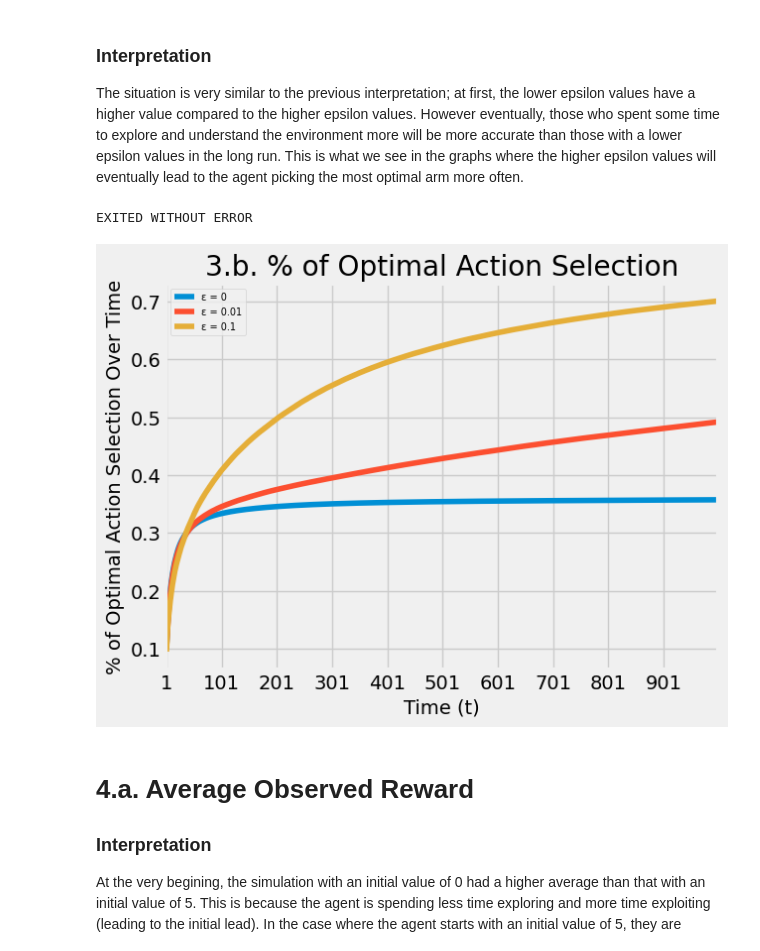
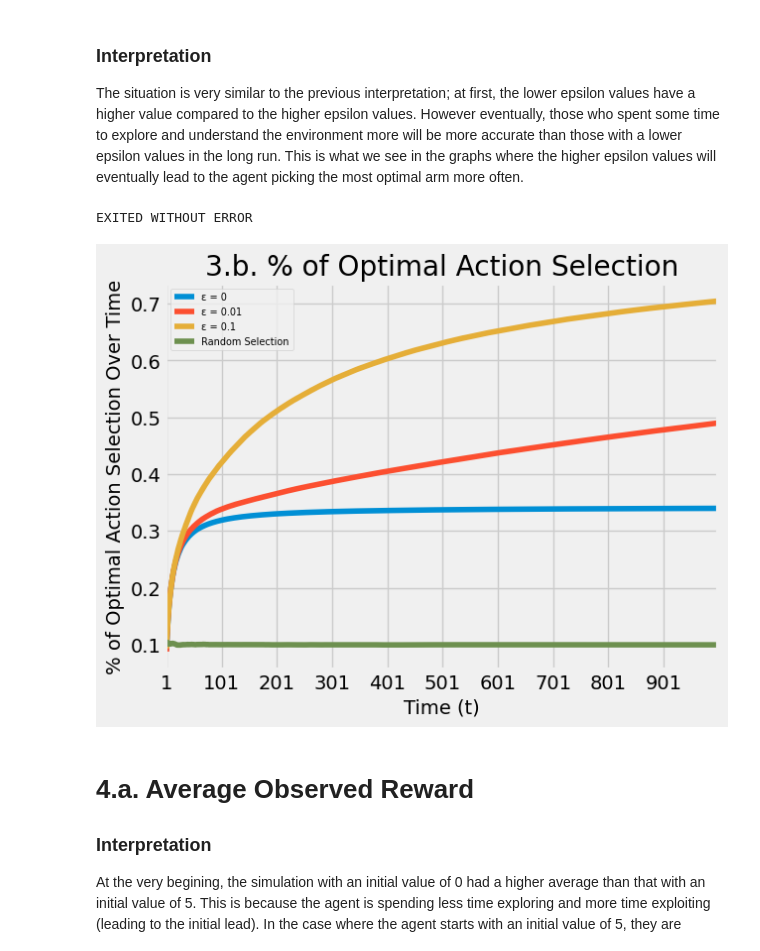
Before and after one commit to al-gabe31/CMSC471-HW3, a Jupyter notebook: LQ90575_Homework3.ipynb, the cells around one changed output. Drawn from its saved outputs; the diff is of its cells as text; code cells hidden in the pictures.

Commit message:
Added Random Situation

```diff
--- a/LQ90575_Homework3.ipynb
+++ b/LQ90575_Homework3.ipynb
@@ -51,35 +53,37 @@ from functions import *
 importlib.reload(functions)
 
 EPSILON1 = 0
 EPSILON2 = 0.01
 EPSILON3 = 0.1
 
 
 
 solution1 = epsilon_greedy(EPSILON1)
 solution2 = epsilon_greedy(EPSILON2)
 solution3 = epsilon_greedy(EPSILON3)
+rand = epsilon_greedy(1) # Random selects an arm every time
 # Plot graphs here
 x = arange(1, len(solution1[1]) + 1) # Needed for the x-axis
 plt.title("3.b. % of Optimal Action Selection")
 plt.xlabel("Time (t)")
 plt.xticks(arange(1, len(solution1[1]), step = len(solution1[0]) / 10))
 # plt.yticks
 plt.xlim(right = len(solution1[1]))
 
 # Plotting Average Observed Reward here
 plt.ylabel("% of Optimal Action Selection Over Time")
 plt.plot(x, solution1[1])
 plt.plot(x, solution2[1])
 plt.plot(x, solution3[1])
+plt.plot(x, rand[1])
 
 plt.rc("legend", fontsize = 7)
-plt.legend([f"ε = {EPSILON1}", f"ε = {EPSILON2}", f"ε = {EPSILON3}"], loc = "upper left")
+plt.legend([f"ε = {EPSILON1}", f"ε = {EPSILON2}", f"ε = {EPSILON3}", "Random Selection"], loc = "upper left")
 
 print("EXITED WITHOUT ERROR")
 # %% [output]
 EXITED WITHOUT ERROR
-[figure, old version]
+[figure, new version]
 # %% [markdown]
 # 4.a. Average Observed Reward
 
```
Also changed, not shown: parts of 5 cells of this notebook.
